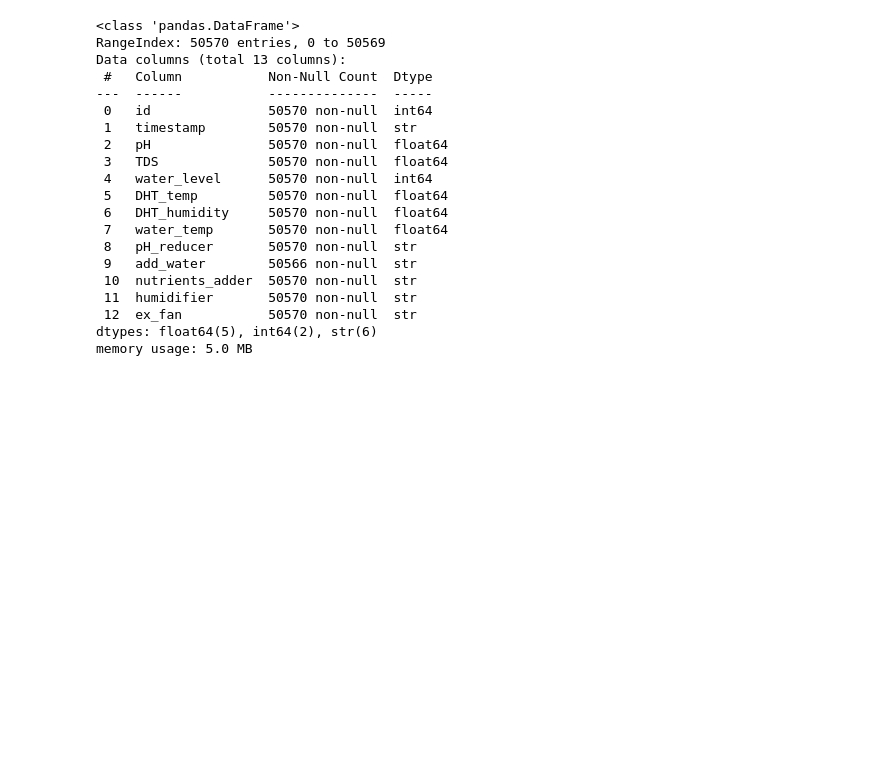
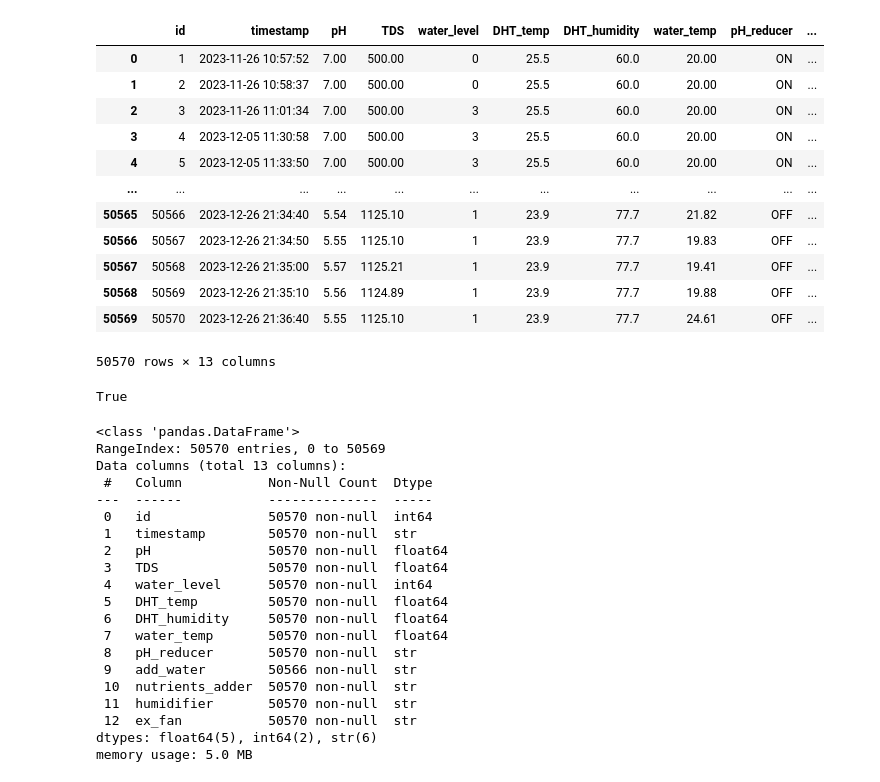
Before and after one commit to Nannpy/Dashboard-Project-BAISD68, a Jupyter notebook: data_cleansing.ipynb, the cells around one changed output. Saved outputs shown, nothing was run; the diff lists cells and outputs as text; code cells hidden in the pictures; blank space fills up the shorter version.

Commit message:
push all files in project

```diff
--- a/data_cleansing.ipynb
+++ b/data_cleansing.ipynb
@@ -1,9 +1,28 @@
 # %%
 import pandas as pd
 
 # read csv file
 
-df = pd.read_csv('/Users/nannam/Downloads/dash_project/hydroponics_data.csv')
+df = pd.read_csv('hydroponics_data.csv')
+df
+# %% [output]
+|  | id | timestamp | pH | TDS | water_level | DHT_temp | DHT_humidity | water_temp | pH_reducer | ... |
+| 0 | 1 | 2023-11-26 10:57:52 | 7.00 | 500.00 | 0 | 25.5 | 60.0 | 20.00 | ON | ... |
+| 1 | 2 | 2023-11-26 10:58:37 | 7.00 | 500.00 | 0 | 25.5 | 60.0 | 20.00 | ON | ... |
+| 2 | 3 | 2023-11-26 11:01:34 | 7.00 | 500.00 | 3 | 25.5 | 60.0 | 20.00 | ON | ... |
+| 3 | 4 | 2023-12-05 11:30:58 | 7.00 | 500.00 | 3 | 25.5 | 60.0 | 20.00 | ON | ... |
+| 4 | 5 | 2023-12-05 11:33:50 | 7.00 | 500.00 | 3 | 25.5 | 60.0 | 20.00 | ON | ... |
+| ... | ... | ... | ... | ... | ... | ... | ... | ... | ... | ... |
+| 50565 | 50566 | 2023-12-26 21:34:40 | 5.54 | 1125.10 | 1 | 23.9 | 77.7 | 21.82 | OFF | ... |
+| 50566 | 50567 | 2023-12-26 21:34:50 | 5.55 | 1125.10 | 1 | 23.9 | 77.7 | 19.83 | OFF | ... |
+| 50567 | 50568 | 2023-12-26 21:35:00 | 5.57 | 1125.21 | 1 | 23.9 | 77.7 | 19.41 | OFF | ... |
+| 50568 | 50569 | 2023-12-26 21:35:10 | 5.56 | 1124.89 | 1 | 23.9 | 77.7 | 19.88 | OFF | ... |
+| 50569 | 50570 | 2023-12-26 21:36:40 | 5.55 | 1125.10 | 1 | 23.9 | 77.7 | 24.61 | OFF | ... |
+50570 rows × 13 columns
+# %%
+df.index.is_monotonic_increasing
+# %% [output]
+True
 # %%
 df.info()
 # %% [output]
```
Also changed, not shown: parts of 24 cells of this notebook, 53 other files.
